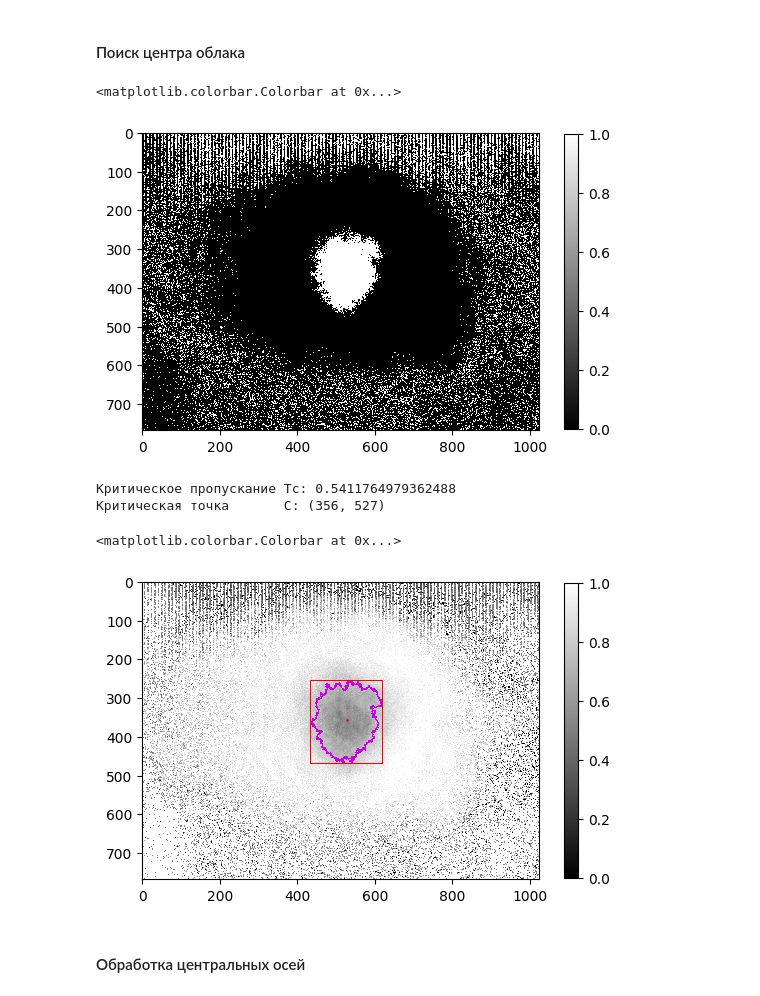
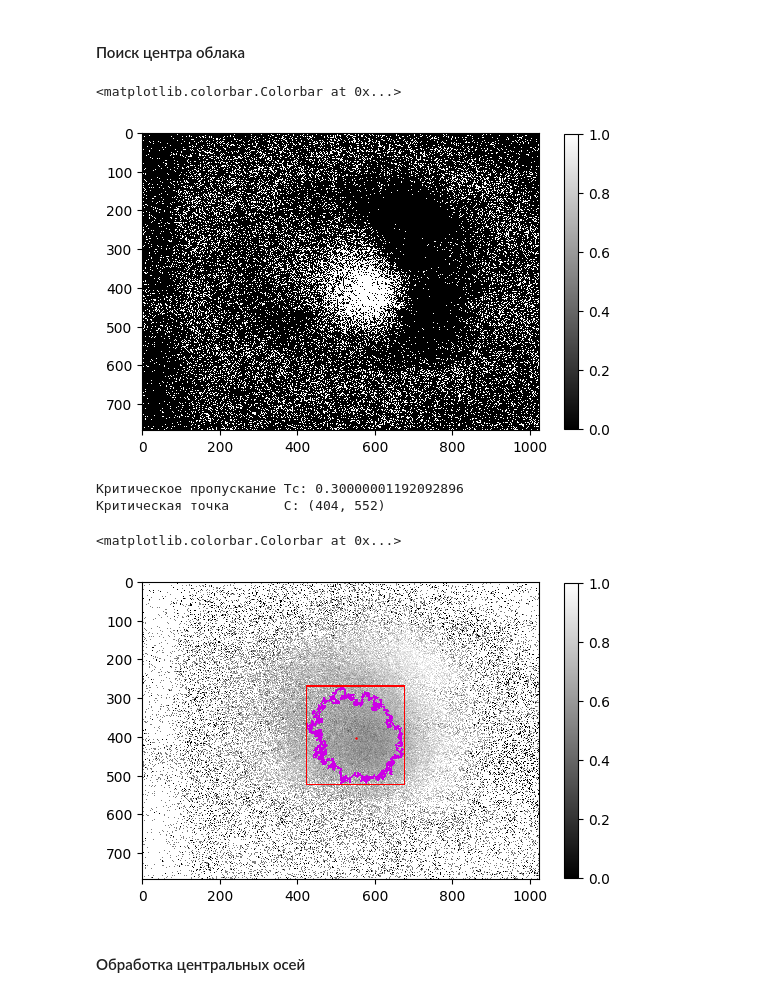
Before and after one commit to chekhyr/AbIm-soft, a Jupyter notebook: AI_Calcium.ipynb, the cells around one changed output. Cells and saved outputs as stored; diff of their text form; code cells hidden in the pictures.

```diff
--- a/AI_Calcium.ipynb
+++ b/AI_Calcium.ipynb
@@ -27,10 +27,10 @@ K = 0.0008332755449029944
 # %% [markdown]
 #### Обработка поглощения
 # %%
-file = "image_0"
-#directory = r"..//" # EXPERIMENTS
-#directory = r"../..//" # Desktop
-directory = r"../2025-10-09_densityScan_b=75/d=6.51V//"
+file = "image_10"
+#directory = r"../" # EXPERIMENTS
+#directory = r"../../" # Desktop
+directory = r"../2025-10-09_densityScan_b=75/d=7.21V/"
 
 '''Чтение и разбиение файла'''
 img = PIL.Image.open(directory + file + ".tif") # чёрно-белое изображение
@@ -68,7 +68,7 @@ plt.colorbar(shrink=.8)
 # %% [markdown]
 #### Поиск центра облака
 # %%
-TRSH = .75
+TRSH = .65
 '''Фильтрация пропускания ниже порогового значения'''
 _, binary = cv2.threshold(T, TRSH, 1, cv2.THRESH_BINARY_INV)
 # THRESH_BINARY_INV:
@@ -80,7 +80,7 @@ plt.imshow(binary, cmap="gray", interpolation='none')
 plt.colorbar(shrink=.8)
 # %% [output]
 <matplotlib.colorbar.Colorbar at 0x...>
-[figure, old version]
+[figure, new version]
 # %%
 '''Выделение контура поглощения'''
 contours, _ = cv2.findContours(binary.astype(np.uint8), cv2.RETR_EXTERNAL, cv2.CHAIN_APPROX_SIMPLE)
@@ -89,41 +89,41 @@ assert contours != (), "Err: no contours found"
 '''Фильтрация верхнего шума'''
 filtered_contours = []
 for contour in contours:
     x, y, w, h = cv2.boundingRect(contour)
     if y > binary.shape[0] * 0.2:
         filtered_contours.append(contour)
 assert filtered_contours != (), "Err: no contours meets filtering condition"
 
 '''Формирование маски'''
 largest_contour = max(filtered_contours, key=cv2.contourArea)
 ROI = np.zeros_like(T, dtype=np.uint8)
 cv2.drawContours(ROI, [largest_contour], -1, 255, thickness=cv2.FILLED)
 
-'''Нахождение критической точки (центра)'''
-#min_val, _, (jc, ic), _ = cv2.minMaxLoc(T, mask=ROI)
-M = cv2.moments(largest_contour)
-jc = int(M["m10"] / M["m00"])
-ic = int(M["m01"] / M["m00"])
+'''Нахождение репера фитирования'''
+min_val, _, (jc, ic), _ = cv2.minMaxLoc(T, mask=ROI)
+#M = cv2.moments(largest_contour)
+#jc = int(M["m10"] / M["m00"])
+#ic = int(M["m01"] / M["m00"])
 print(f"Критическое пропускание\tTc: {T[ic, jc]}\nКритическая точка\tC: {(ic, jc)} ")
 
 '''Определение ограничивающего прямоугольника'''
 j_min, i_min, width, height = cv2.boundingRect(largest_contour)
 j_max = j_min + width
 i_max = i_min + height
 
 '''Отрисовка полученного контура'''
 img_contour = cv2.cvtColor(T, cv2.COLOR_GRAY2BGR)  # opencv рисует в формате BGR
 cv2.drawContours(img_contour, [largest_contour], -1, (.9, 0, .8), 2)
 cv2.rectangle(img_contour, (j_min, i_min), (j_max, i_max), (0, 0, 1.), 2)
 img_contour = cv2.cvtColor(img_contour, cv2.COLOR_BGR2RGB)
 plt.imshow(img_contour, interpolation='none', cmap="gray")
 plt.plot(jc, ic, 'ro', markersize=.75)
 plt.colorbar(shrink=.8)
 # %% [output]
-Критическое пропускание Tc: 0.5411764979362488
-Критическая точка       C: (356, 527)
+Критическое пропускание Tc: 0.30000001192092896
+Критическая точка       C: (404, 552)
 <matplotlib.colorbar.Colorbar at 0x...>
-[figure, old version]
+[figure, new version]
 # %% [markdown]
 #### Обработка центральных осей
 # %%
```
Also changed, not shown: parts of 4 cells of this notebook.
